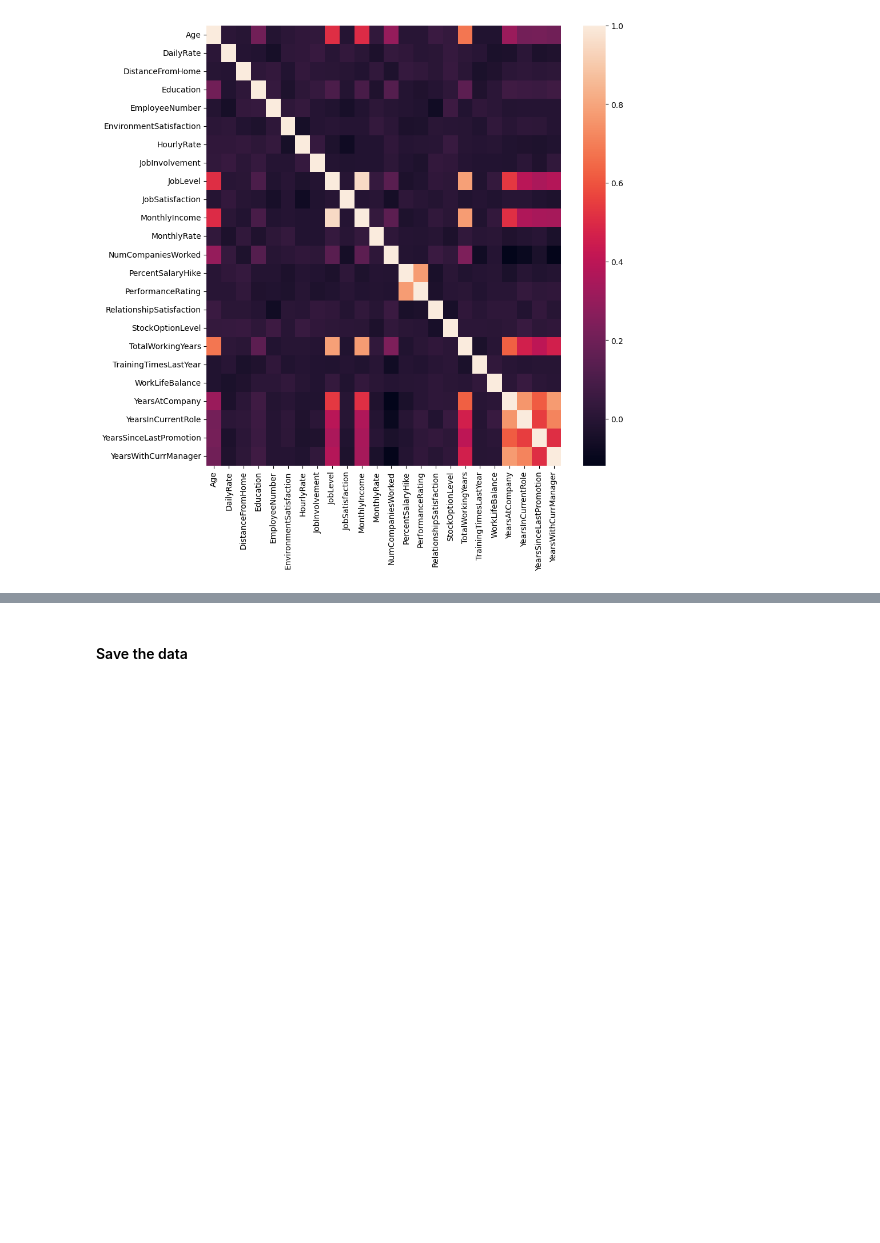
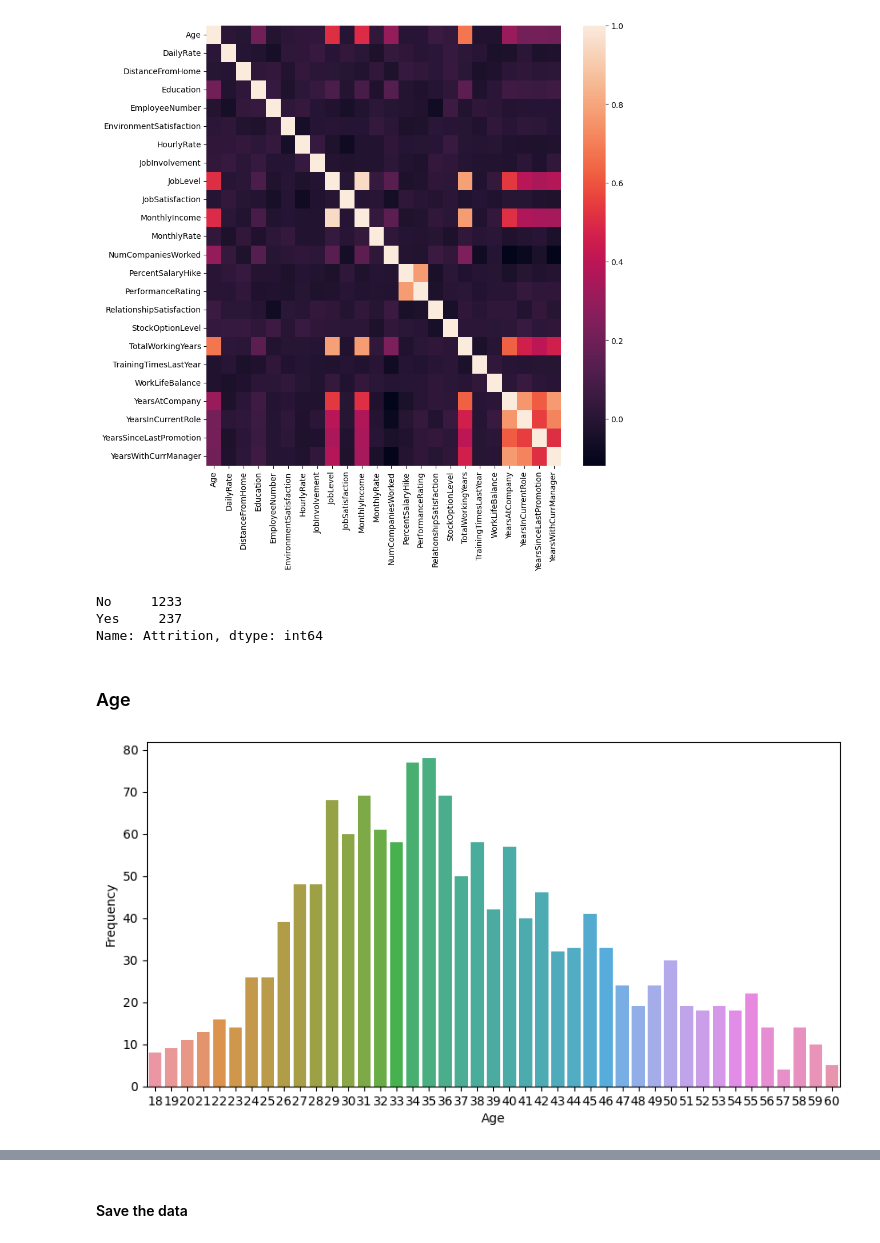
Before and after one commit to ldebele/Employee-Attrition-Prediction, a Jupyter notebook: notebooks/EDA.ipynb, the cells around one changed output, grey strips where cells are left out. Cells and saved outputs as stored; diff of their text form; code cells hidden in the pictures; blank space fills up the shorter version.

```diff
--- a/notebooks/EDA.ipynb
+++ b/notebooks/EDA.ipynb
@@ -102,3 +104,19 @@ corr = df.select_dtypes("int64").corr()
 sns.heatmap(corr, annot=False, ax=ax);
 # %% [output]
 [figure]
+# %%
+df["Attrition"].value_counts()
+# %% [output]
+No     1233
+Yes     237
+Name: Attrition, dtype: int64
+# %% [markdown]
+### Age
+# %%
+# plot the Age
+fig, ax = plt.subplots(figsize=(10, 5))
+sns.countplot(x='Age', data=df, ax=ax)
+plt.xlabel("Age")
+plt.ylabel("Frequency");
+# %% [output]
+[figure, added]
```
Also changed, not shown: parts of 22 cells of this notebook, 3 other files.
